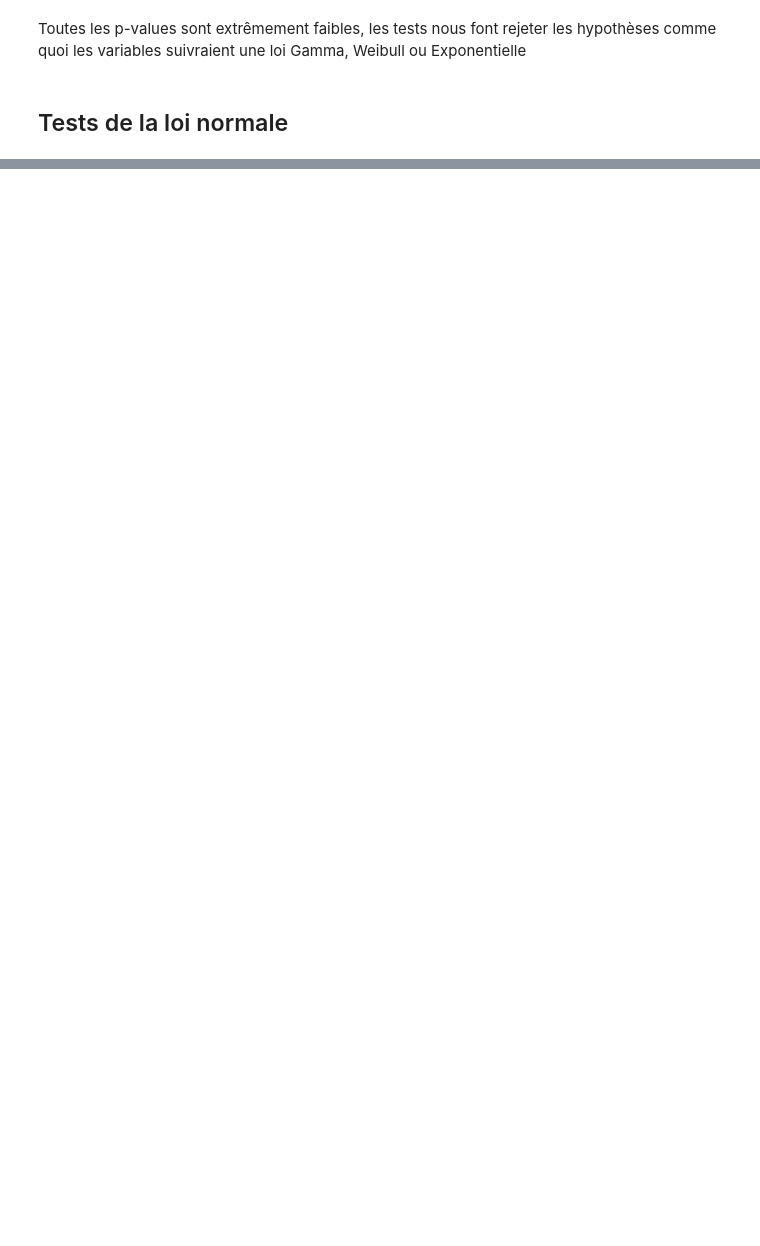
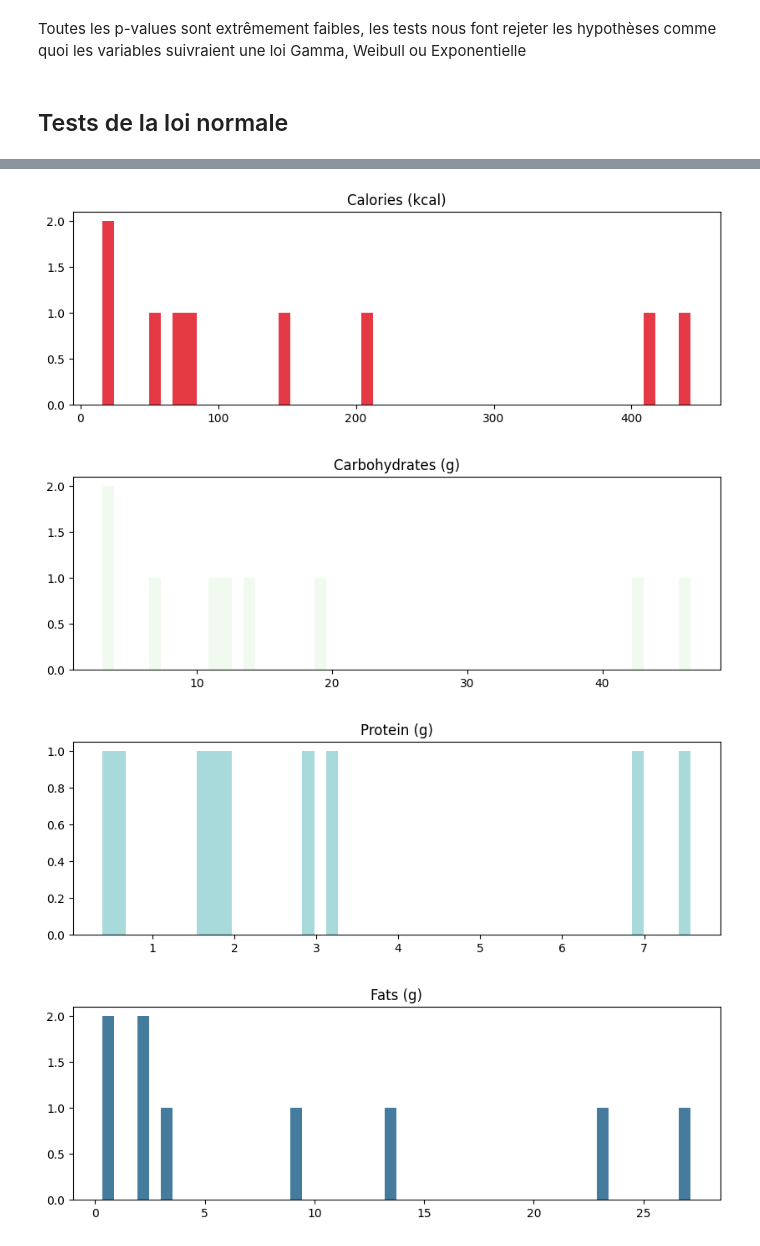
Before and after one commit to Falite/Notebooks-Jupyter, a Jupyter notebook: Réseaux Neuronaux/IndianFood.ipynb, the cells around one changed output, grey strips where cells are left out. Drawn from its saved outputs; the diff is of its cells as text; code cells hidden in the pictures; blank space fills up the shorter version.

```diff
--- a/Réseaux Neuronaux/IndianFood.ipynb
+++ b/Réseaux Neuronaux/IndianFood.ipynb
@@ -455,0 +475,3 @@ Test de Normalité : Statistique : 0.23179133582313124, p-value : 2.195241689898
+# %%
+df_indianfood.reset_index(drop=True, inplace=True)
+df_indianfood.info()
@@ -455,0 +597,2 @@ Test de Normalité : Statistique : 0.23179133582313124, p-value : 2.195241689898
+# %%
+df_indianwcoffee = df_indianfood[df_indianfood['Dish Name'].str.contains('coffee',case=False, na=False)]
@@ -455,0 +621,12 @@ Test de Normalité : Statistique : 0.23179133582313124, p-value : 2.195241689898
+# %%
+for var in variables:
+    plt.figure(figsize=(10,3))
+    plt.hist(df_indianwcoffee[var], color=couleurs[var],bins=50)
+    plt.title(f'{var}')
+
+plt.show()
+# %% [output]
+[figure, added]
+[figure, added]
+[figure, added]
+[figure, added]
```
Also changed, not shown: parts of 38 cells of this notebook.
